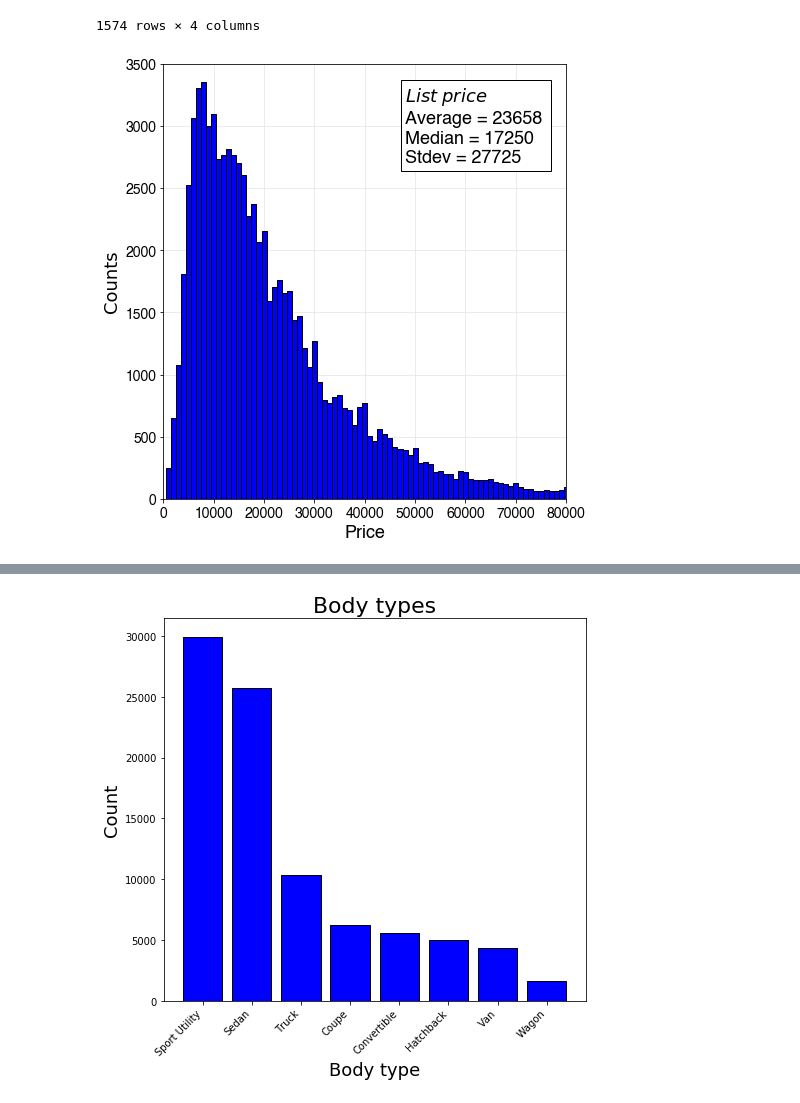
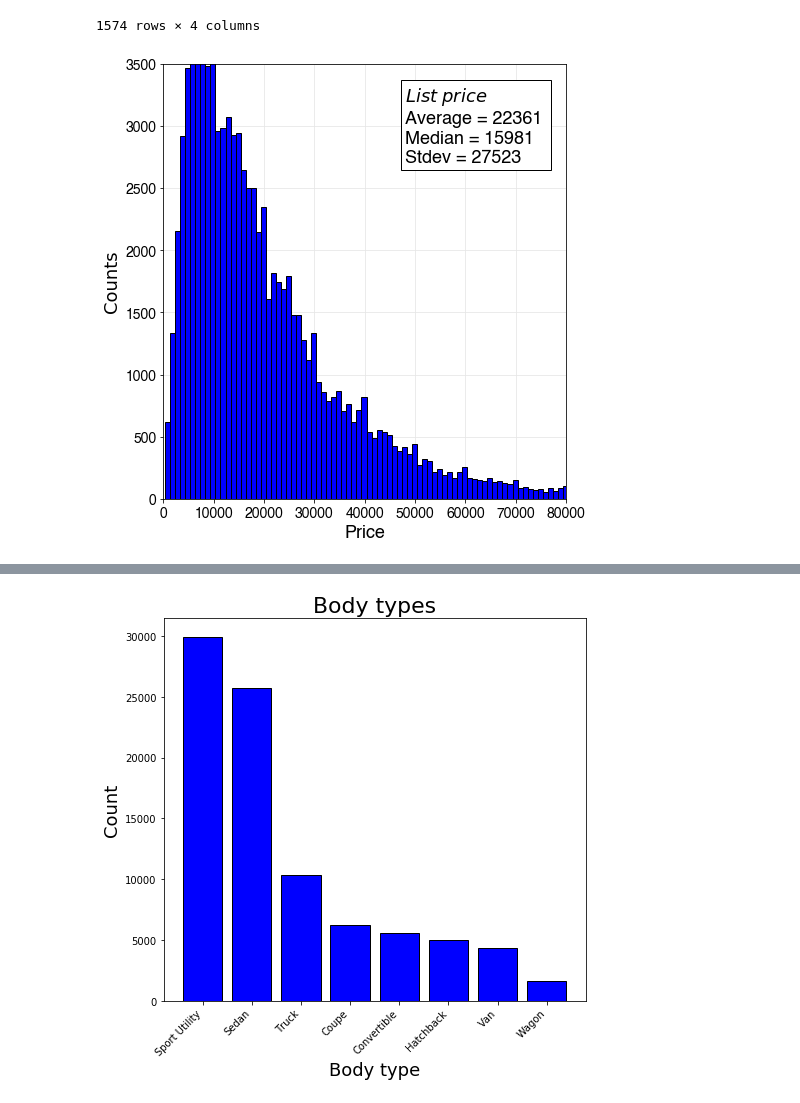
Before and after one commit to mboles01/Cars, a Jupyter notebook: notebooks/Exploratory analysis 1.ipynb, the cells around one changed output, grey strips where cells are left out. Saved outputs shown, nothing was run; the diff lists cells and outputs as text; code cells hidden in the pictures.

```diff
--- a/notebooks/Exploratory analysis 1.ipynb
+++ b/notebooks/Exploratory analysis 1.ipynb
@@ -7,7 +7,7 @@ os.chdir('/Users/michaelboles/Michael/Coding/2020/Insight/Project/Cars/scripts')
 
 # open listings dataframe
 import pandas as pd
-listings = pd.read_csv('../data/listings4.csv')
+listings = pd.read_csv('../data/listings5.csv')
 listings.columns
 # %% [output]
 Index(['Year', 'Make', 'Model', 'Mileage', 'Price', 'Body', 'Color',
@@ -42,30 +42,30 @@ make_model_list_sorted
 # %%
 ### HISTOGRAM PLOT: PRICE ###
 import numpy as np
-data = listings_filtered['Price']
+data = listings['Price']
 data_filtered = data[(data != np.inf) & (data != 0)]
 
 # textbox
 average = int(np.nanmean(data_filtered))
 median = int(np.nanmedian(data_filtered))
 stdev = int(np.std(data_filtered))
 props = dict(facecolor='white', edgecolor='none', alpha=0.67)
 textbox = '$List$ $price$ \nAverage = %.0f \nMedian = %.0f \nStdev = %.0f' % (average, median, stdev)
 
 import numpy as np
 binwidth = 1000
 xmin = 0
 xmax = 80000
 ymin = 0
 ymax = 3500
 xlabel = 'Price'
 ylabel = 'Counts'
 figure_name = '../images/Price_hist.png'
 
 from plotfunctions import plot_hist
 plot_hist(data_filtered, binwidth, textbox, props, xmin, xmax, ymin, ymax, xlabel, ylabel, figure_name)
 # %% [output]
-[figure, old version]
+[figure, new version]
 # %%
 ### HISTOGRAM PLOT: MILES PER YEAR ###
 import numpy as np
```
Also changed, not shown: parts of 2 cells of this notebook, 50 other files.
